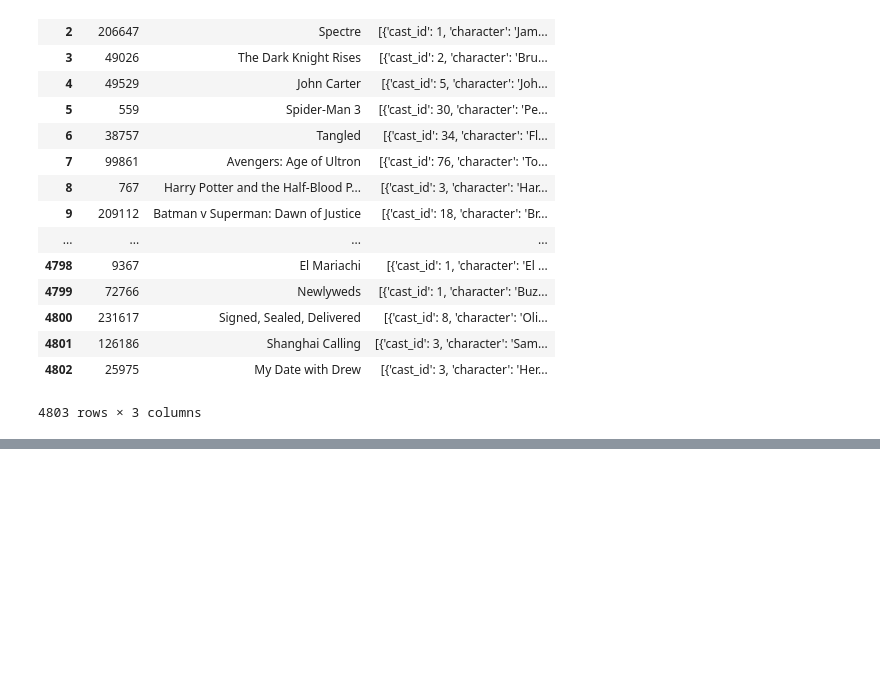
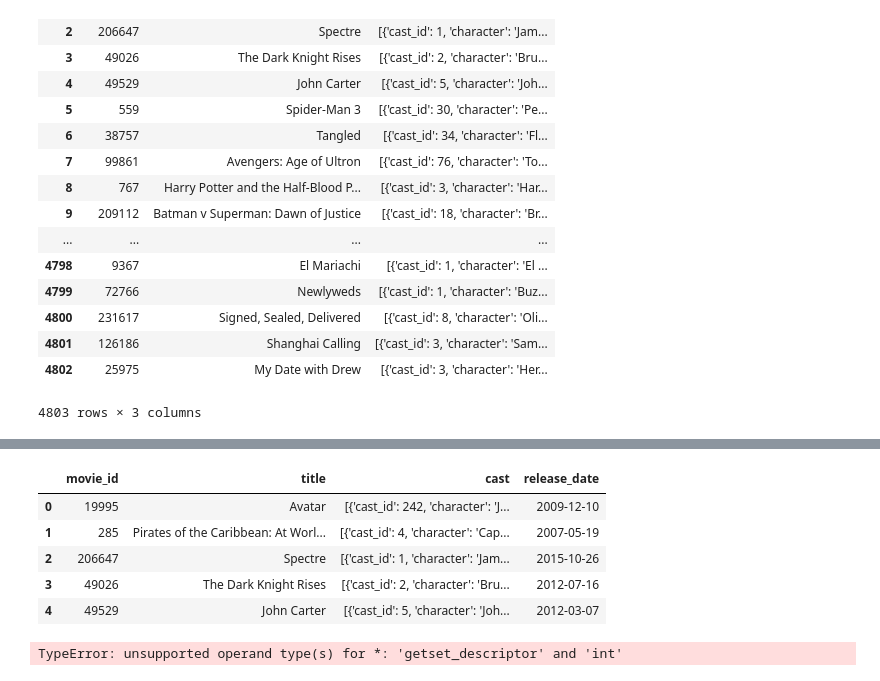
Before and after one commit to j-lei/375, a Jupyter notebook: Actor_List_Creation.ipynb, the cells around one changed output, grey strips where cells are left out. Saved outputs shown, nothing was run; the diff lists cells and outputs as text; code cells hidden in the pictures; blank space fills up the shorter version.

Commit message:
tryna narrow by dates

```diff
--- a/Actor_List_Creation.ipynb
+++ b/Actor_List_Creation.ipynb
@@ -70,0 +99,3 @@ getActors()
+# %%
+df_filtered = pd.DataFrame.copy(df)
+df_filtered.head()
@@ -70,0 +109,4 @@ getActors()
+# %%
+df_movies = pd.read_csv('tmdb_5000_movies.csv', parse_dates=['release_date'])
+df_movies = df_movies[['id', 'release_date']]
+df_movies.rename(columns={'id':'movie_id'}, inplace=True)
@@ -70,0 +122,14 @@ getActors()
+# %%
+merged = df_filtered.merge(df_movies, how='inner', on='movie_id')
+merged.head()
+# %% [output]
+|  | movie_id | title | cast | release_date |
+| 0 | 19995 | Avatar | [{'cast_id': 242, 'character': 'J... | 2009-12-10 |
+| 1 | 285 | Pirates of the Caribbean: At Worl... | [{'cast_id': 4, 'character': 'Cap... | 2007-05-19 |
+| 2 | 206647 | Spectre | [{'cast_id': 1, 'character': 'Jam... | 2015-10-26 |
+| 3 | 49026 | The Dark Knight Rises | [{'cast_id': 2, 'character': 'Bru... | 2012-07-16 |
+| 4 | 49529 | John Carter | [{'cast_id': 5, 'character': 'Joh... | 2012-03-07 |
+# %%
+merged[merged['release_date'] > datetime.date.today() - (datetime.date.year*2)]
+# %% [output]
+TypeError: unsupported operand type(s) for *: 'getset_descriptor' and 'int'
```
Also changed, not shown: parts of 7 cells of this notebook.
